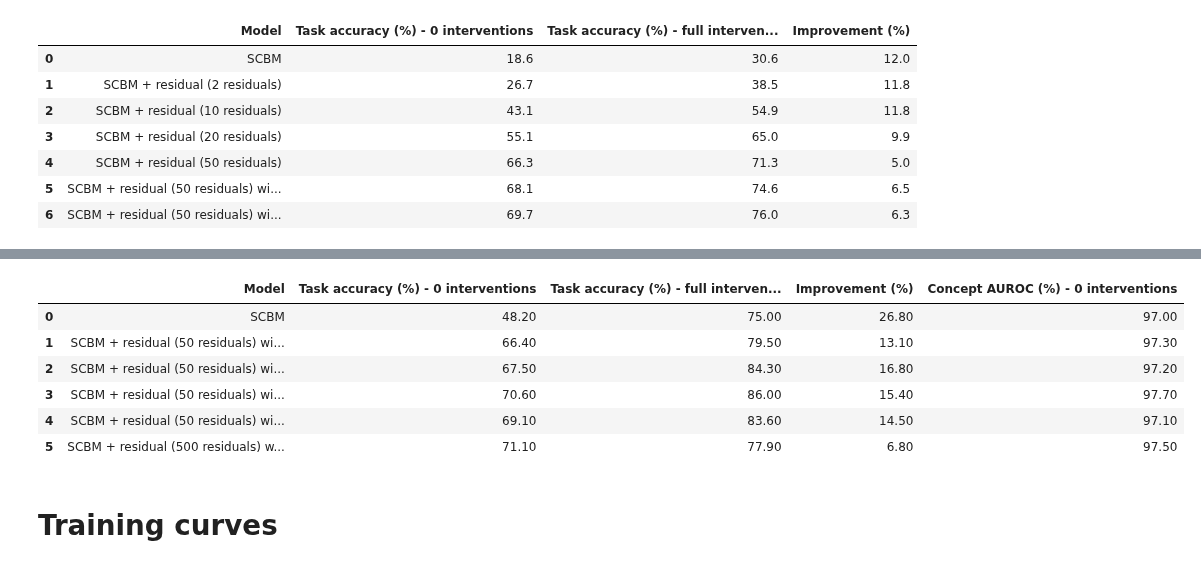
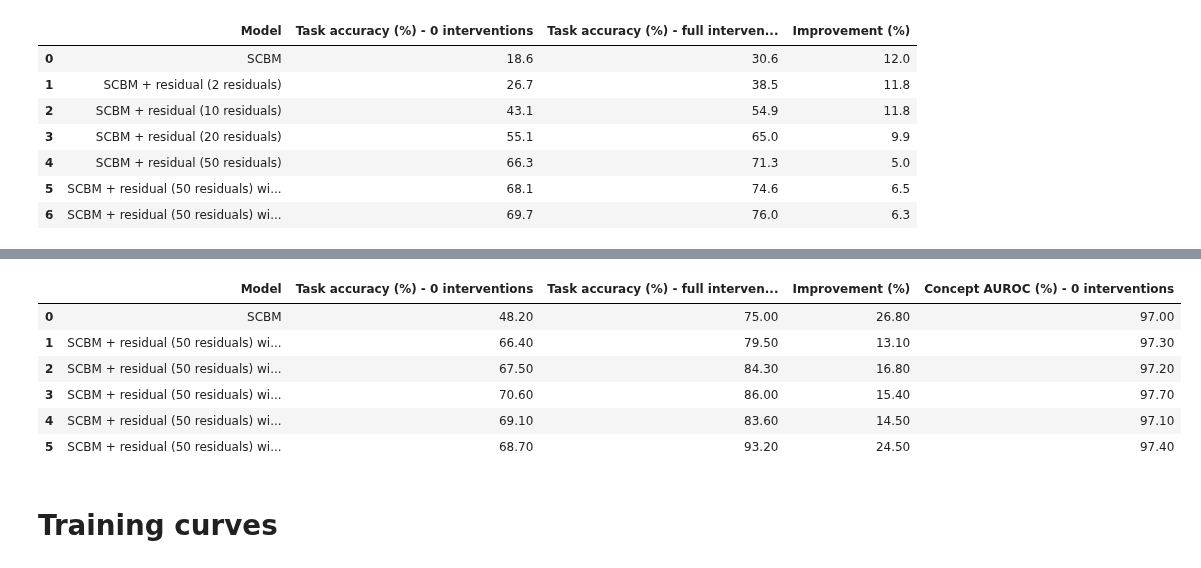
Before and after one commit to stephenmarcou/SCBM_implementation, a Jupyter notebook: results.ipynb, the cells around one changed output, grey strips where cells are left out. Drawn from its saved outputs; the diff is of its cells as text; code cells hidden in the pictures.

```diff
--- a/results.ipynb
+++ b/results.ipynb
@@ -1191,11 +1387,9 @@ df_dict = {
         "SCBM",
         "SCBM + residual (50 residuals) without L_int loss",
         "SCBM + residual (50 residuals) with L_int loss weight 1",
-        #"SCBM + residual (50 residuals) with L_int loss weight 1 (fixed)",
         "SCBM + residual (50 residuals) with L_int loss weight 10",
         "SCBM + residual (50 residuals) with L_int loss weight 50",
-        "SCBM + residual (500 residuals) with L_int loss weight 50",
-
+        "SCBM + residual (50 residuals) with L_int extension loss weight 1",
     ],
     "Task accuracy (%) - 0 interventions": [y_accuracies_list_scbm_075[0],
         y_accuracies_list_scbm_075_residual_50[0],
@@ -1204,7 +1398,7 @@ df_dict = {
         #y_accuracies_list_scbm_075_residual_50_L_int_loss_10[0],],
         y_accuracies_list_scbm_075_residual_50_L_int_loss_10_fixed[0],
         y_accuracies_list_scbm_075_residual_50_L_int_loss_50_fixed[0],
-        y_accuracies_list_scbm_075_residual_500_L_int_loss_50_fixed[0],],
+        y_accuracies_list_scbm_075_residual_50_L_int_extension_loss_1_fixed[0],],
     "Task accuracy (%) - full interventions": [y_accuracies_list_scbm_075[-1],
         y_accuracies_list_scbm_075_residual_50[-1],
         #y_accuracies_list_scbm_075_residual_50_L_int_loss_1[-1],
@@ -1212,7 +1406,7 @@ df_dict = {
         #y_accuracies_list_scbm_075_residual_50_L_int_loss_10[-1],],
         y_accuracies_list_scbm_075_residual_50_L_int_loss_10_fixed[-1],
         y_accuracies_list_scbm_075_residual_50_L_int_loss_50_fixed[-1],
-        y_accuracies_list_scbm_075_residual_500_L_int_loss_50_fixed[-1],],
+        y_accuracies_list_scbm_075_residual_50_L_int_extension_loss_1_fixed[-1],],
     "Improvement (%)": [y_accuracies_list_scbm_075[-1] - y_accuracies_list_scbm_075[0],
         y_accuracies_list_scbm_075_residual_50[-1] - y_accuracies_list_scbm_075_residual_50[0],
         #y_accuracies_list_scbm_075_residual_50_L_int_loss_1[-1] - y_accuracies_list_scbm_075_residual_50_L_int_loss_1[0],
@@ -1220,37 +1414,37 @@ df_dict = {
         #y_accuracies_list_scbm_075_residual_50_L_int_loss_10[-1] - y_accuracies_list_scbm_075_residual_50_L_int_loss_10[0],],
         y_accuracies_list_scbm_075_residual_50_L_int_loss_10_fixed[-1] - y_accuracies_list_scbm_075_residual_50_L_int_loss_10_fixed[0],
         y_accuracies_list_scbm_075_residual_50_L_int_loss_50_fixed[-1] - y_accuracies_list_scbm_075_residual_50_L_int_loss_50_fixed[0],
-        y_accuracies_list_scbm_075_residual_500_L_int_loss_50_fixed[-1] - y_accuracies_list_scbm_075_residual_500_L_int_loss_50_fixed[0]],
+        y_accuracies_list_scbm_075_residual_50_L_int_extension_loss_1_fixed[-1] - y_accuracies_list_scbm_075_residual_50_L_int_extension_loss_1_fixed[0],],
     "Concept AUROC (%) - 0 interventions": [c_auroc_list_scbm_075[0],
         c_auroc_list_scbm_075_residual_50[0],
         #c_auroc_list_scbm_075_residual_50_L_int_loss_1[0],
         c_auroc_list_scbm_075_residual_50_L_int_loss_1_fixed[0],
         #c_auroc_list_scbm_075_residual_50_L_int_loss_10[0],],
         c_auroc_list_scbm_075_residual_50_L_int_loss_10_fixed[0],
         c_auroc_list_scbm_075_residual_50_L_int_loss_50_fixed[0],
-        c_auroc_list_scbm_075_residual_500_L_int_loss_50_fixed[0],],
+        c_auroc_list_scbm_075_residual_50_L_int_extension_loss_1_fixed[0],],
 }
 
 df_final_results_detailed_075 = pd.DataFrame(df_dict)
 
 # Show full model names and allow wrapping onto multiple lines
 pd.set_option("display.max_colwidth", None)
 display(
     df_final_results_detailed_075.style
     .format(precision=2)
     .set_properties(
         subset=["Model"],
         **{"white-space": "normal", "max-width": "320px"}
     )
 )
 # %% [output]
 |  | Model | Task accuracy (%) - 0 interventions | Task accuracy (%) - full interven... | Improvement (%) | Concept AUROC (%) - 0 interventions |
 | 0 | SCBM | 48.20 | 75.00 | 26.80 | 97.00 |
 | 1 | SCBM + residual (50 residuals) wi... | 66.40 | 79.50 | 13.10 | 97.30 |
 | 2 | SCBM + residual (50 residuals) wi... | 67.50 | 84.30 | 16.80 | 97.20 |
 | 3 | SCBM + residual (50 residuals) wi... | 70.60 | 86.00 | 15.40 | 97.70 |
 | 4 | SCBM + residual (50 residuals) wi... | 69.10 | 83.60 | 14.50 | 97.10 |
-| 5 | SCBM + residual (500 residuals) w... | 71.10 | 77.90 | 6.80 | 97.50 |
+| 5 | SCBM + residual (50 residuals) wi... | 68.70 | 93.20 | 24.50 | 97.40 |
 # %%
 def extract_epoch_accuracies(full_model_path):
     epoch_accuracies = []
```
Also changed, not shown: parts of 5 cells of this notebook, 5 other files.
